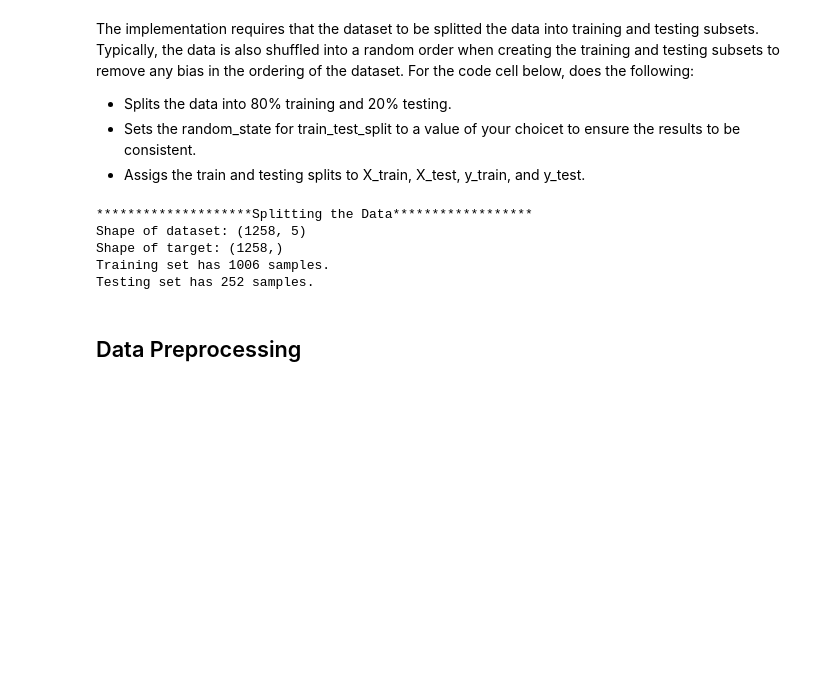
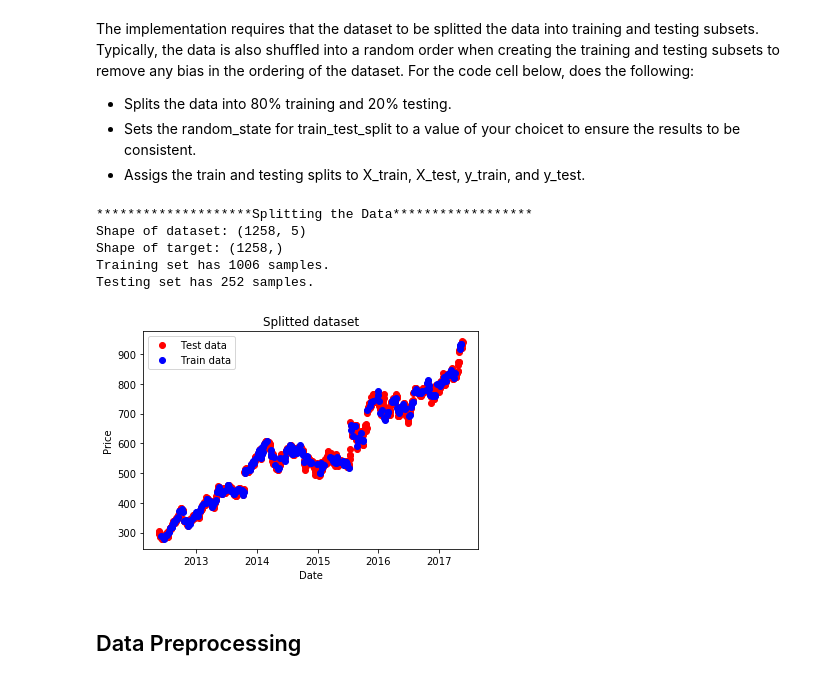
Before and after one commit to oscarrico/machine-learning, a Jupyter notebook: projects/Oscar's capstone/stock_prediction.ipynb, the cells around one changed output. Drawn from its saved outputs; the diff is of its cells as text; code cells hidden in the pictures; blank space fills up the shorter version.

```diff
--- a/projects/Oscar's capstone/stock_prediction.ipynb
+++ b/projects/Oscar's capstone/stock_prediction.ipynb
@@ -151,6 +169,26 @@ Shape of dataset: (1258, 5)
 Shape of target: (1258,)
 Training set has 1006 samples.
 Testing set has 252 samples.
+# %%
+def plot_split_results(X_test, X_train, y_test, y_train):
+    stock_date_test = pd.DataFrame()
+    stock_date_train = pd.DataFrame()
+    stock_date_test['Date'] = X_test.index
+    stock_date_train['Date'] = X_train.index
+
+    fig, ax = plt.subplots()
+    ax.plot_date(stock_date_test, y_test, color ='r', label = 'Test data', linewidth=1)
+    ax.plot_date(stock_date_train, y_train, color ='b', label = 'Train data', linewidth=1)
+    ax.set_xlabel('Date')
+    ax.set_ylabel('Price')
+
+    plt.legend()
+    plt.title('Splitted dataset')
+    plt.show()
+
+plot_split_results(X_train, X_test, y_train, y_test)
+# %% [output]
+[figure, added]
 # %% [markdown]
 ## Data Preprocessing
 # %% [markdown]
```
Also changed, not shown: parts of 9 cells of this notebook, 5 other files.
